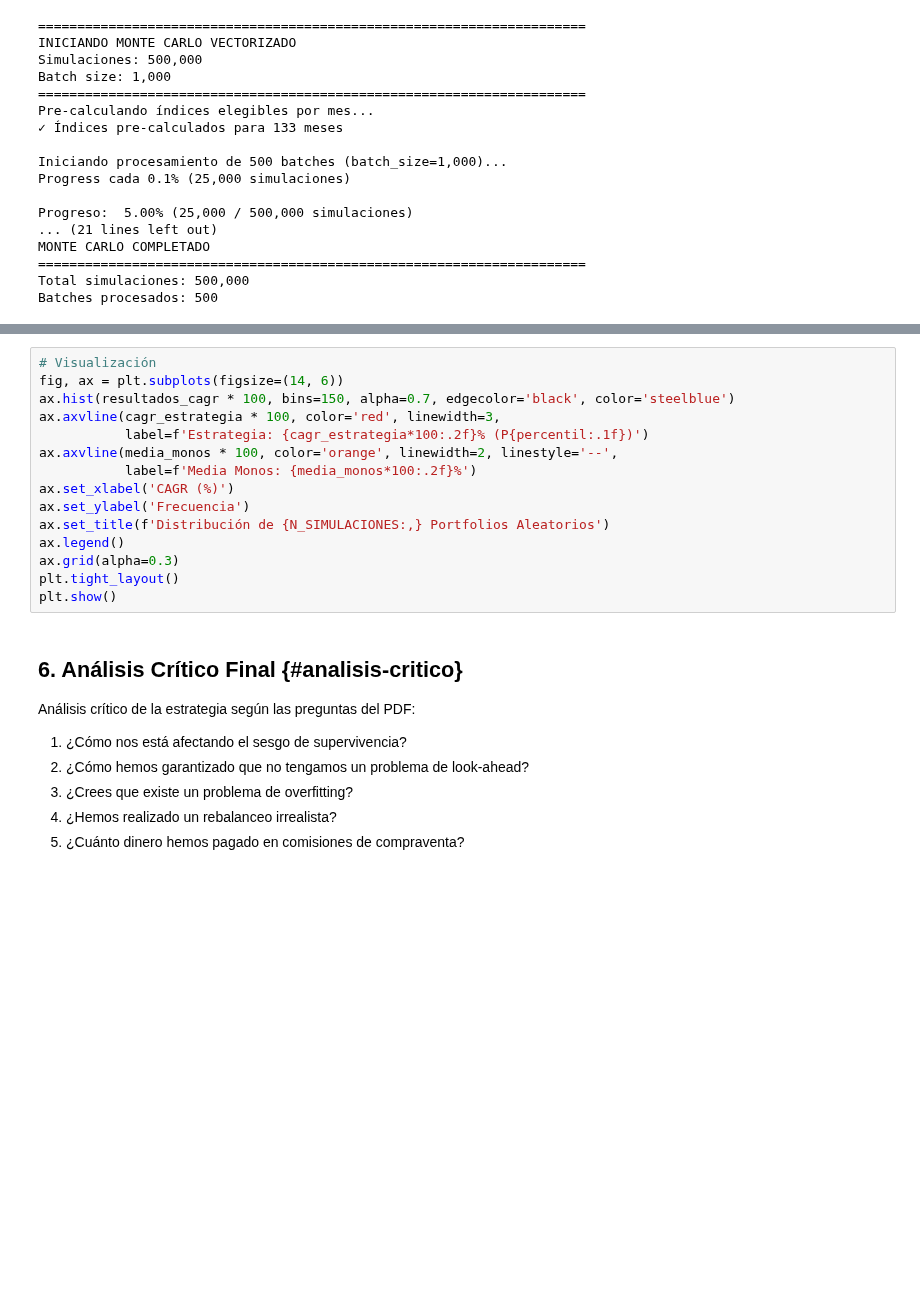
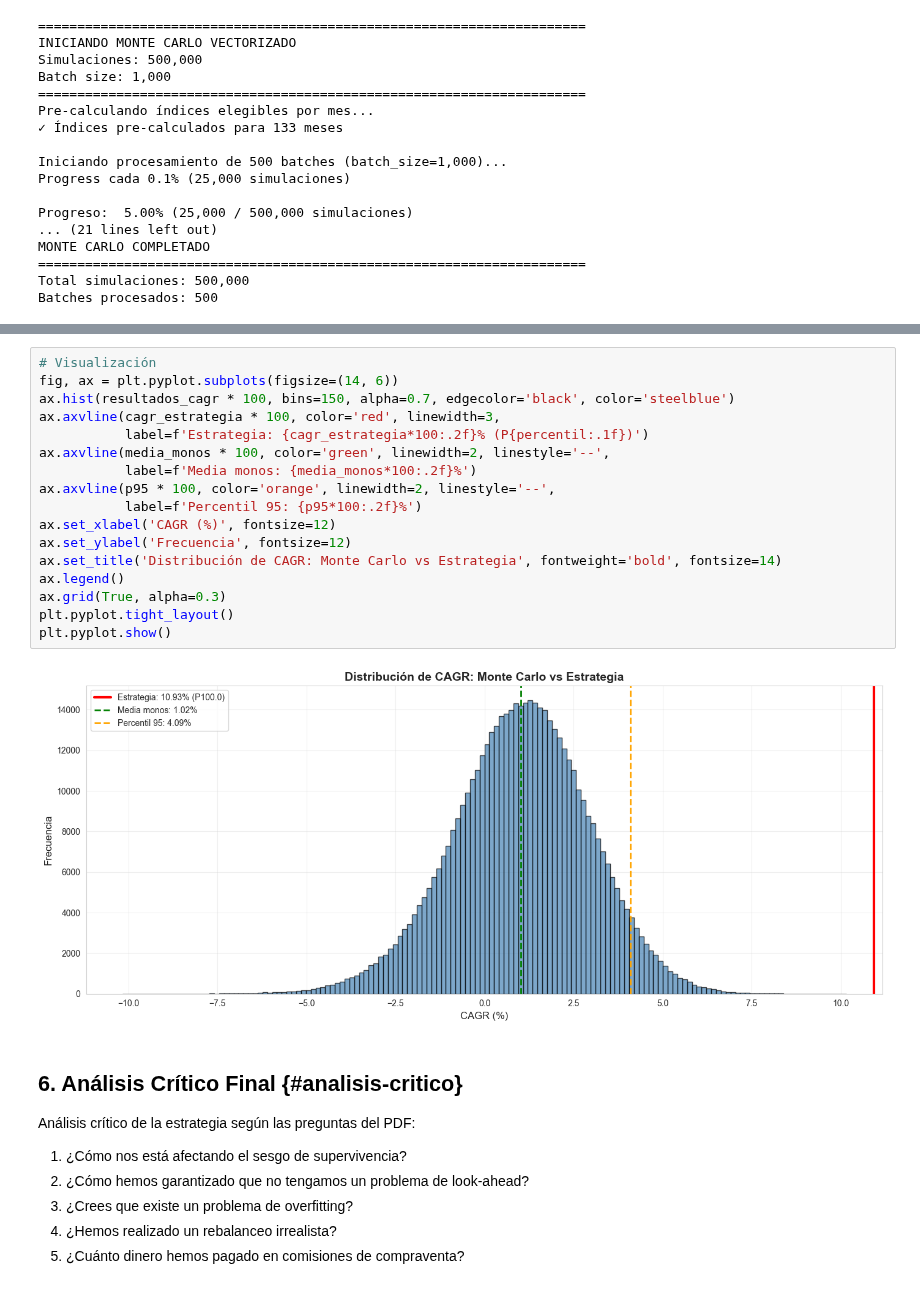
Before and after one commit to Romequinco/TAREA_BACKTESTING, a Jupyter notebook: notebooks/05_Comparativa_Metricas.ipynb, the cells around one changed output, grey strips where cells are left out. Cells and saved outputs as stored; diff of their text form; blank space fills up the shorter version.

Commit message:
prueba final monos

```diff
--- a/notebooks/05_Comparativa_Metricas.ipynb
+++ b/notebooks/05_Comparativa_Metricas.ipynb
@@ -556,18 +581,22 @@ NameError: name 'algo_metrics' is not defined
 # %%
 # Visualización
-fig, ax = plt.subplots(figsize=(14, 6))
+fig, ax = plt.pyplot.subplots(figsize=(14, 6))
 ax.hist(resultados_cagr * 100, bins=150, alpha=0.7, edgecolor='black', color='steelblue')
 ax.axvline(cagr_estrategia * 100, color='red', linewidth=3,
            label=f'Estrategia: {cagr_estrategia*100:.2f}% (P{percentil:.1f})')
-ax.axvline(media_monos * 100, color='orange', linewidth=2, linestyle='--',
-           label=f'Media Monos: {media_monos*100:.2f}%')
-ax.set_xlabel('CAGR (%)')
-ax.set_ylabel('Frecuencia')
-ax.set_title(f'Distribución de {N_SIMULACIONES:,} Portfolios Aleatorios')
+ax.axvline(media_monos * 100, color='green', linewidth=2, linestyle='--',
+           label=f'Media monos: {media_monos*100:.2f}%')
+ax.axvline(p95 * 100, color='orange', linewidth=2, linestyle='--',
+           label=f'Percentil 95: {p95*100:.2f}%')
+ax.set_xlabel('CAGR (%)', fontsize=12)
+ax.set_ylabel('Frecuencia', fontsize=12)
+ax.set_title('Distribución de CAGR: Monte Carlo vs Estrategia', fontweight='bold', fontsize=14)
 ax.legend()
-ax.grid(alpha=0.3)
-plt.tight_layout()
-plt.show()
+ax.grid(True, alpha=0.3)
+plt.pyplot.tight_layout()
+plt.pyplot.show()
+# %% [output]
+[figure, added]
 # %% [markdown]
 ## 6. Análisis Crítico Final {#analisis-critico}
 
```
Also changed, not shown: parts of 5 cells of this notebook, 1 other file.
